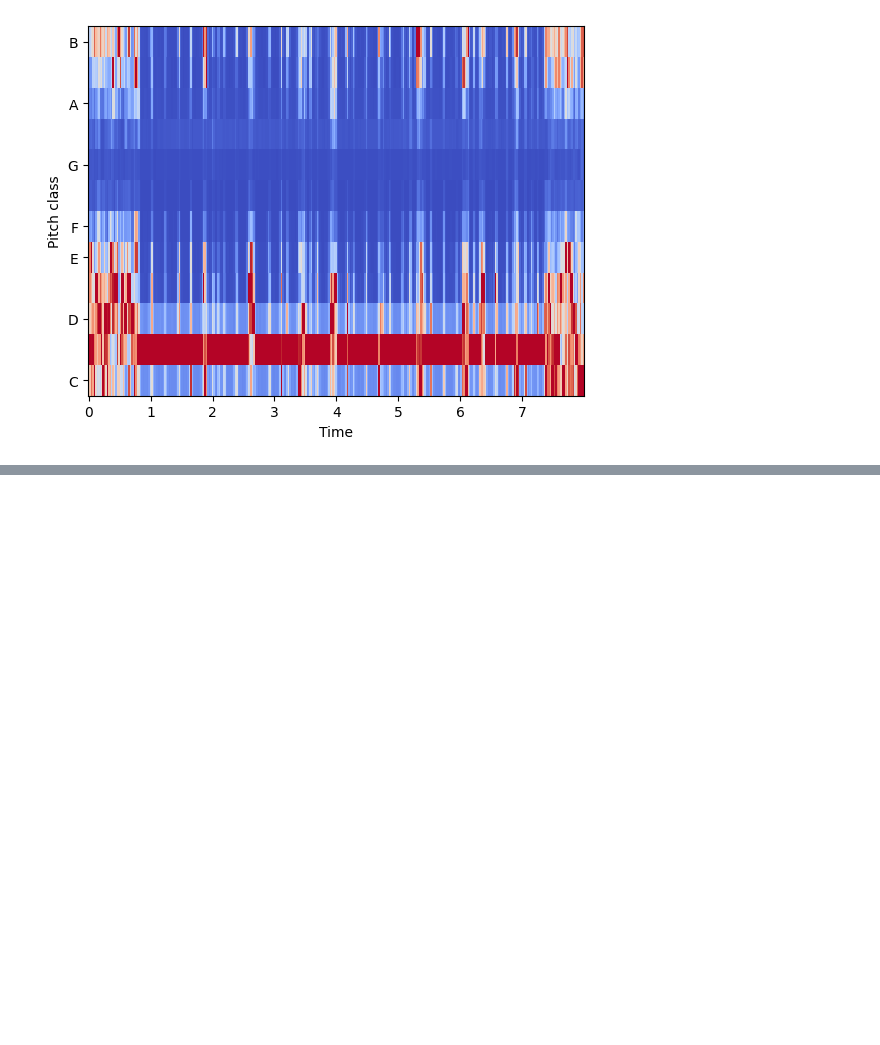
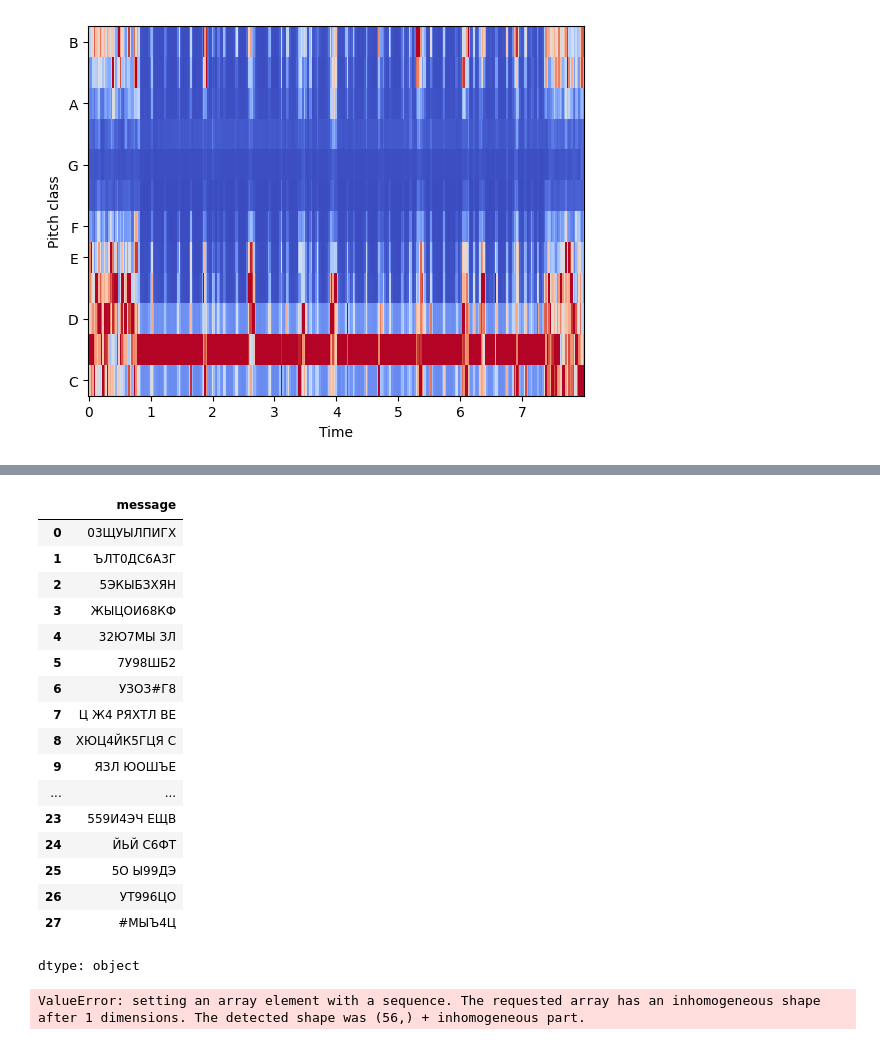
Before and after one commit to ViMasHub/Test_Kontur, a Jupyter notebook: Тестовое_задание.ipynb, the cells around one changed output, grey strips where cells are left out. Saved outputs shown, nothing was run; the diff lists cells and outputs as text; code cells hidden in the pictures; blank space fills up the shorter version.

```diff
--- a/Тестовое_задание.ipynb
+++ b/Тестовое_задание.ipynb
@@ -263,0 +264,43 @@ Saving 28.opus to 28 (1).opus
+# %%
+df_train = pd.read_csv('/content/train.csv')
+
+df_train_test = df_train['message']
+
+df_train_test_28 = df_train_test.head(28).copy()
+
+df_train_test_28
+# %% [output]
+|  | message |
+| 0 | 03ЩУЫЛПИГХ |
+| 1 | ЪЛТ0ДС6А3Г |
+| 2 | 5ЭКЫБЗХЯН |
+| 3 | ЖЫЦОИ68КФ |
+| 4 | 32Ю7МЫ ЗЛ |
+| 5 | 7У98ШБ2 |
+| 6 | УЗОЗ#Г8 |
+| 7 | Ц Ж4 РЯХТЛ ВЕ |
+| 8 | ХЮЦ4ЙК5ГЦЯ С |
+| 9 | ЯЗЛ ЮОШЪЕ |
+| ... | ... |
+| 23 | 559И4ЭЧ ЕЩВ |
+| 24 | ЙЬЙ С6ФТ |
+| 25 | 5О Ы99ДЭ |
+| 26 | УТ996ЦО |
+| 27 | #МЫЪ4Ц |
+dtype: object
+# %%
+
+
+
+
+x_train = out
+y_train = np.array(df_train_test_28)
+
+from sklearn.ensemble import RandomForestClassifier
+from sklearn.metrics import accuracy_score
+
+# Обучение модели
+model = RandomForestClassifier()
+model.fit(x_train, y_train)
+# %% [output]
+ValueError: setting an array element with a sequence. The requested array has an inhomogeneous shape after 1 dimensions. The detected shape was (56,) + inhomogeneous part.
```
Also changed, not shown: parts of 3 cells of this notebook.
